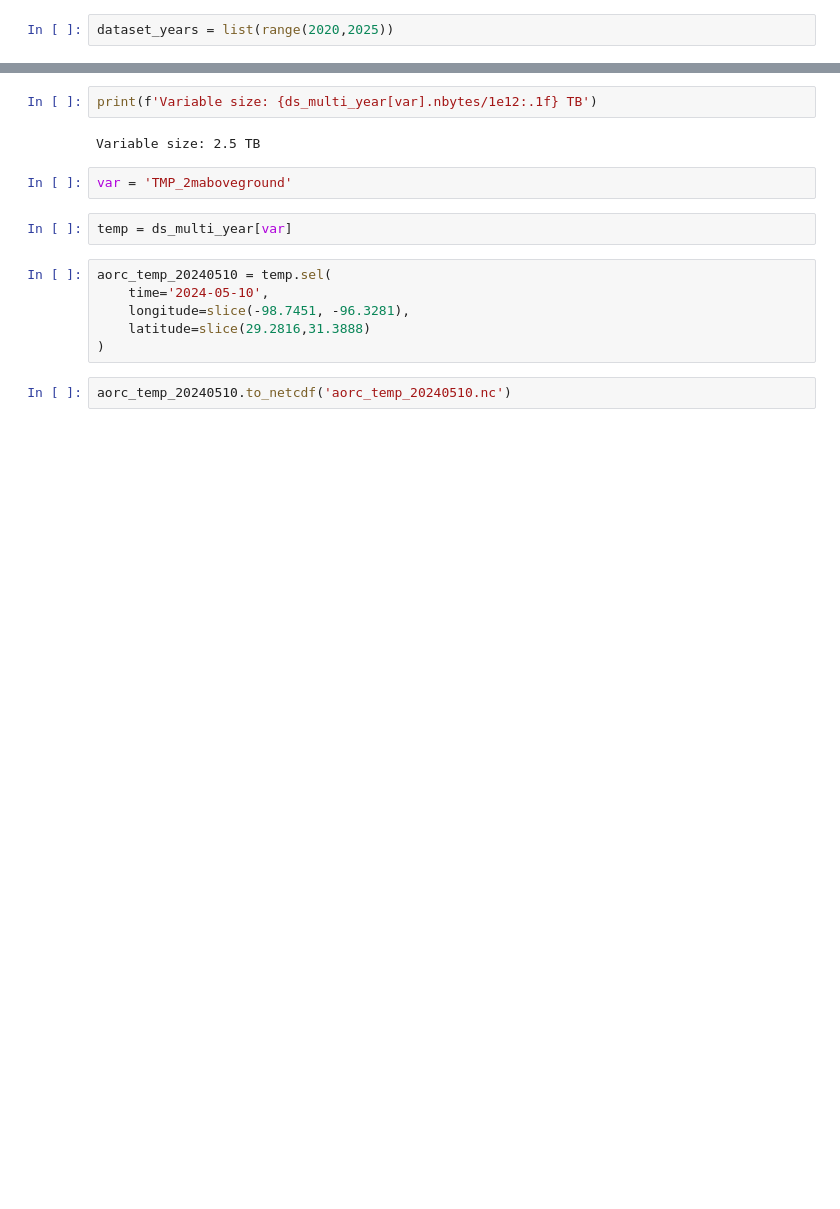
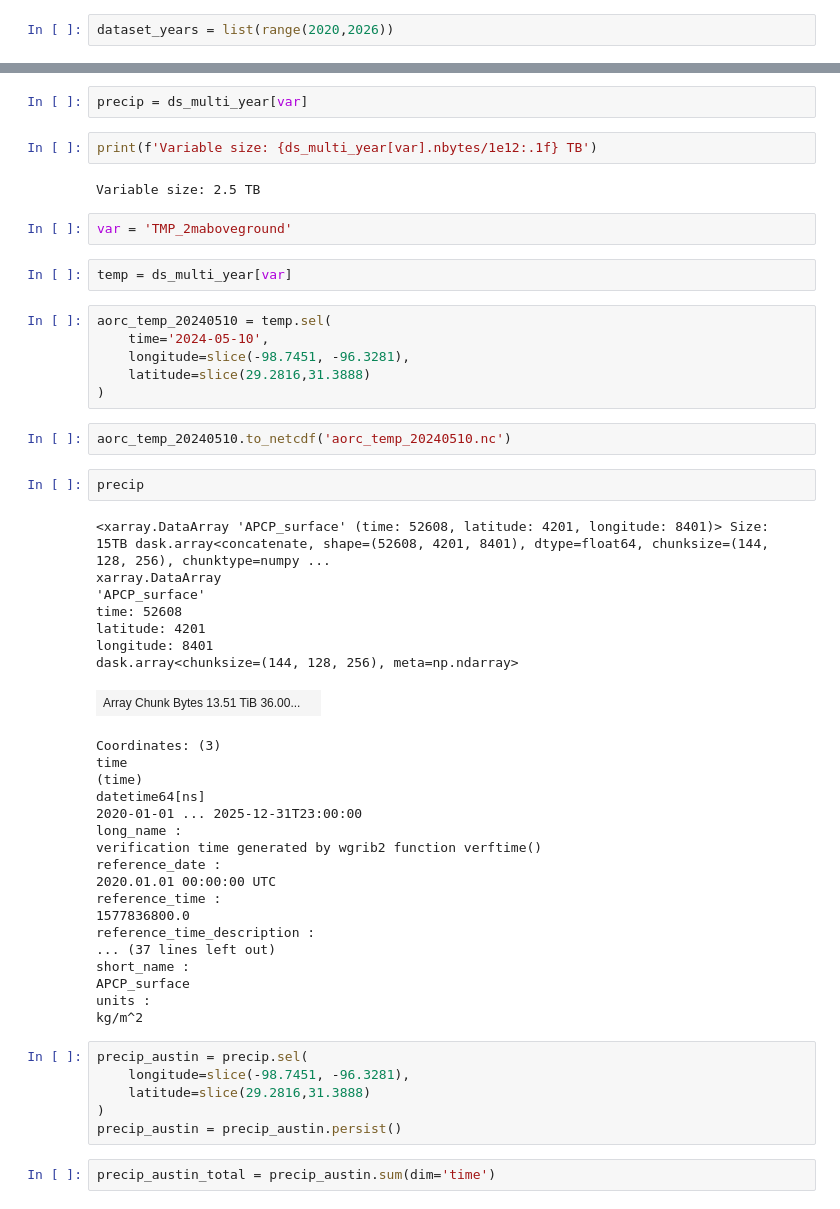
Before and after one commit to nvnsudharsan/AORC_data_download, a Jupyter notebook: AORC.ipynb, the cells around one changed output, grey strips where cells are left out. Saved outputs shown, nothing was run; the diff lists cells and outputs as text; blank space fills up the shorter version.

```diff
--- a/AORC.ipynb
+++ b/AORC.ipynb
@@ -57,7 +81,7 @@ dask.config.set(temporary_directory='.')
 # %% [output]
 <dask.config.set at 0x...>
 # %%
-dataset_years = list(range(2020,2025))
+dataset_years = list(range(2020,2026))
 # %%
 s3_out = s3fs.S3FileSystem(anon=True)
 fileset = [s3fs.S3Map(
@@ -124,3 +121,5 @@ kg/m^2
+# %%
+precip = ds_multi_year[var]
 # %%
 print(f'Variable size: {ds_multi_year[var].nbytes/1e12:.1f} TB')
 # %% [output]
@@ -137,3 +136,39 @@ aorc_temp_20240510 = temp.sel(
 )
 # %%
 aorc_temp_20240510.to_netcdf('aorc_temp_20240510.nc')
+# %%
+precip
+# %% [output]
+<xarray.DataArray 'APCP_surface' (time: 52608, latitude: 4201, longitude: 8401)> Size: 15TB dask.array<concatenate, shape=(52608, 4201, 8401), dtype=float64, chunksize=(144, 128, 256), chunktype=numpy ...
+xarray.DataArray
+'APCP_surface'
+time: 52608
+latitude: 4201
+longitude: 8401
+dask.array<chunksize=(144, 128, 256), meta=np.ndarray>
+| Array Chunk Bytes 13.51 TiB 36.00... |  |
+Coordinates: (3)
+time
+(time)
+datetime64[ns]
+2020-01-01 ... 2025-12-31T23:00:00
+long_name :
+verification time generated by wgrib2 function verftime()
+reference_date :
+2020.01.01 00:00:00 UTC
+reference_time :
+1577836800.0
+reference_time_description :
+... (37 lines left out)
+short_name :
+APCP_surface
+units :
+kg/m^2
+# %%
+precip_austin = precip.sel(
+    longitude=slice(-98.7451, -96.3281),
+    latitude=slice(29.2816,31.3888)
+)
+precip_austin = precip_austin.persist()
+# %%
+precip_austin_total = precip_austin.sum(dim='time')
```
Also changed, not shown: parts of 9 cells of this notebook.
